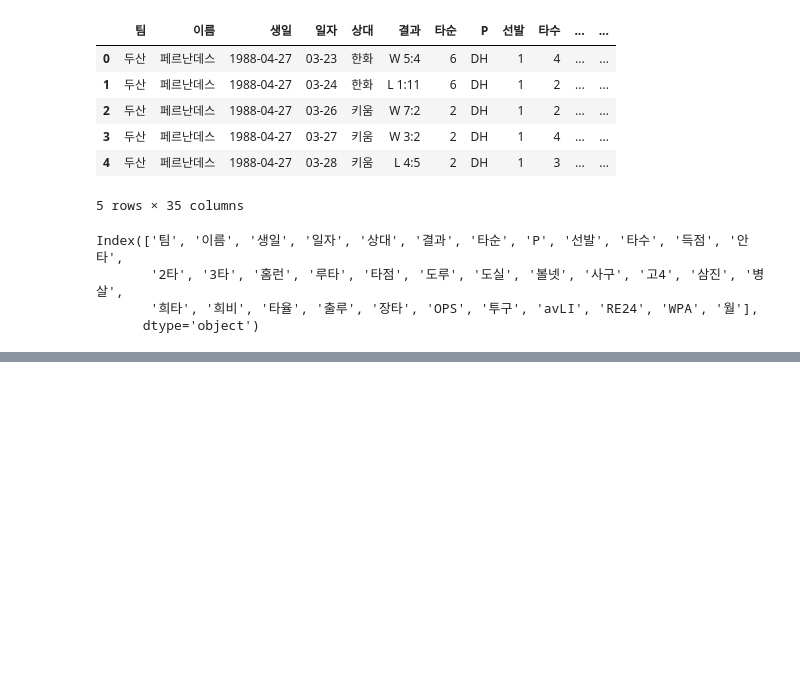
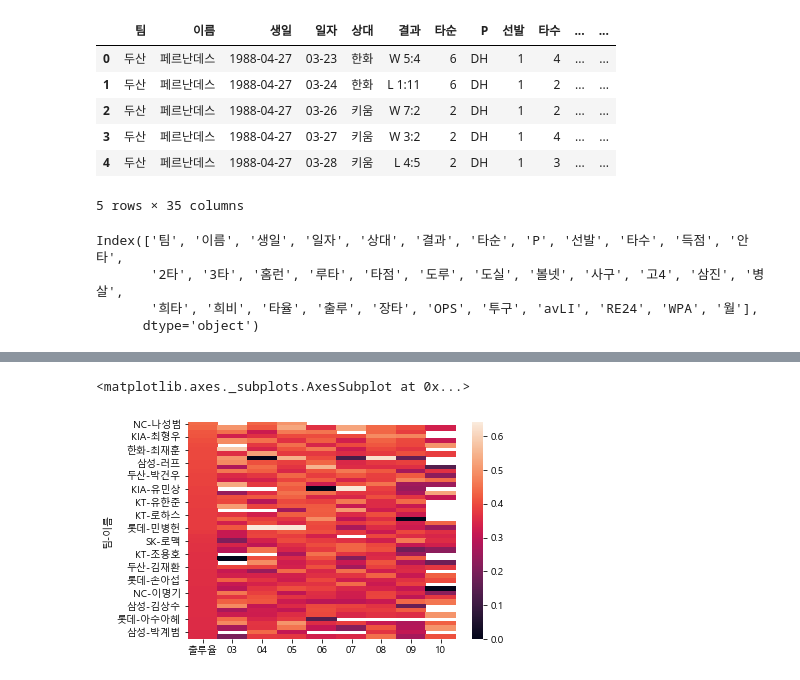
Before and after one commit to psuny1116/Project_by_lecture, a Jupyter notebook: Baseball analysis.ipynb, the cells around one changed output, grey strips where cells are left out. Drawn from its saved outputs; the diff is of its cells as text; code cells hidden in the pictures; blank space fills up the shorter version.

```diff
--- a/Baseball analysis.ipynb
+++ b/Baseball analysis.ipynb
@@ -276,0 +446,5 @@ columns_select = []
+# %%
+# 출루율 실적을 기준으로 정렬하고 출루율 상위 50 데이터 가져오기
+
+df_sort = df.sort_values(by = '출루율', ascending = False).head(50)
+df_sort
@@ -276,0 +470,5 @@ columns_select = []
+# %%
+# 출루율 관련 실적만 선택
+
+df_selected = df_sort[['팀', '이름', '출루율', '03', '04', '05', '06', '07', '08', '09', '10']]
+df_selected.head()
@@ -276,0 +485,3 @@ columns_select = []
+# %%
+df_selected = df_selected.set_index(['팀', '이름'])
+df_selected.head()
@@ -276,0 +496,27 @@ columns_select = []
+# %%
+# seaborn, matplotlib으로 시각화 진행하기 전 데이터에 한글 들어 있을 때 아래 코드 실행
+
+import matplotlib
+import matplotlib.pyplot as plt
+from matplotlib import font_manager, rc
+import platform
+import seaborn as sns
+
+# 이미지 한글 표시 설정
+
+if platform.system() == 'Windows':     # 윈도우인 경우 맑은고딕
+    font_name = font_manager.FontProperties(fname = 'c:/Windows/Fonts/malgun.ttf').get_name()
+    rc('font', family = font_name)
+else:     # Mac인 경우 애플고딕
+    rc('font', family = 'AppleGothic')
+
+# 그래프에서 마이너스 기호가 표시되도록 하는 설정
+
+matplotlib.rcParams['axes.unicode_minus'] = False
+# %%
+# 월별 출루율 히트맵
+
+sns.heatmap(df_selected)
+# %% [output]
+<matplotlib.axes._subplots.AxesSubplot at 0x...>
+[figure, added]
```
Also changed, not shown: parts of 16 cells of this notebook.
